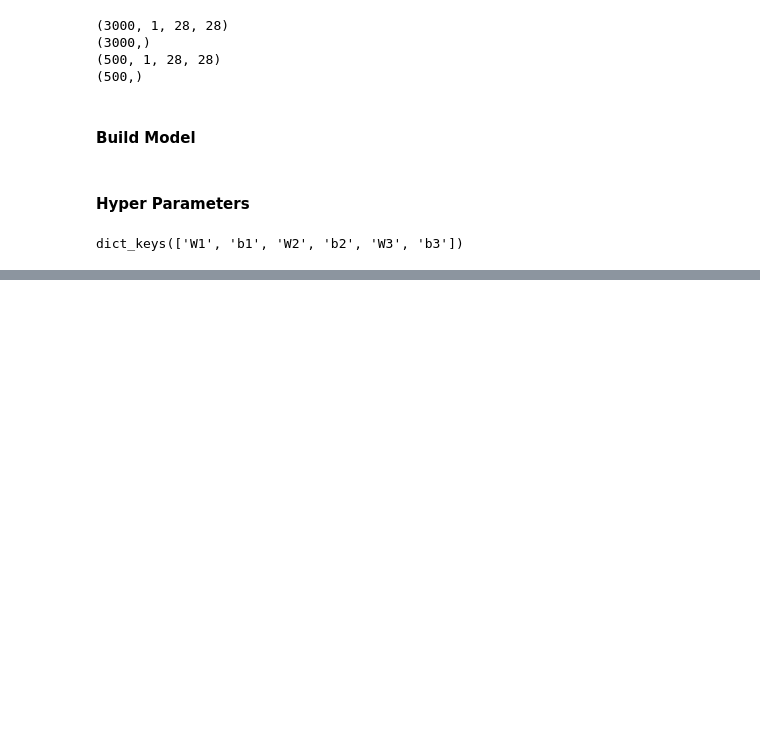
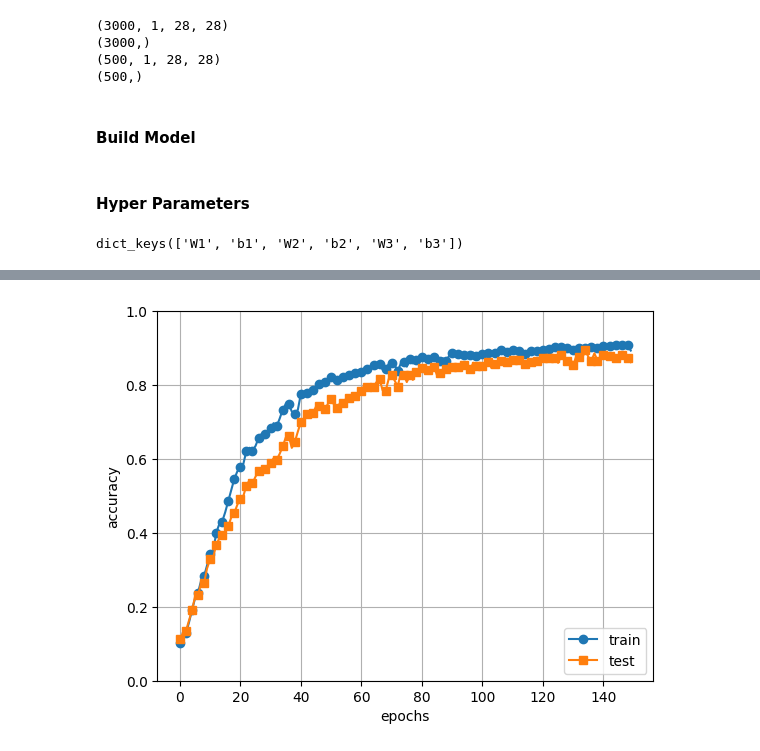
Before and after one commit to Lagm0n/A.I, a Jupyter notebook: convolutional_neural_networks/cnn_4.ipynb, the cells around one changed output, grey strips where cells are left out. Saved outputs shown, nothing was run; the diff lists cells and outputs as text; code cells hidden in the pictures; blank space fills up the shorter version.

```diff
--- a/convolutional_neural_networks/cnn_4.ipynb
+++ b/convolutional_neural_networks/cnn_4.ipynb
@@ -174,7 +172,7 @@ class ReLU:
         return out
 
     def backward(self, dout):
-        dout[self.mase] = 0
+        dout[self.mask] = 0
         dx = dout
 
         return dx
@@ -321,7 +319,7 @@ class Mymodel:
         self.layers['ReLU1'] = ReLU()
         self.layers['Pool1'] = Pooling2D(kernel_size=2, stride=2)
         self.layers['FC1'] = Layer(self.params['W2'], self.params['b2'])
-        self.layers['ReLU2'] = ReLU()
+        self.layers['ReLU'] = ReLU()
         self.layers['FC2'] = Layer(self.params['W3'], self.params['b3'])
         self.last_layer = Softmax()
 
@@ -338,13 +336,13 @@ class Mymodel:
     def forward(self, x):
         for layer in self.layers.values():
             x = layer.forward(x)
-            return x
+        return x
 
     def loss(self, x, true_y):
         pred_y = self.forward(x)
         return self.last_layer.forward(pred_y, true_y)
 
-    def accuracy(self, x, true_y, batch_size):
+    def accuracy(self, x, true_y, batch_size=100):
         if true_y.ndim != 1:
             true_y = np.argmax(true_y, axis=1)
 
@@ -357,7 +355,7 @@ class Mymodel:
             y = np.argmax(y, axis=1)
             accuracy += np.sum(y == tt)
 
-            return accuracy / x.shape[0]
+        return accuracy / x.shape[0]
 
     def gradient(self, x, true_y):
         self.loss(x, true_y)
@@ -371,9 +369,9 @@ class Mymodel:
             dout = layer.backward(dout)
 
         grads={}
-        grads['W1'], grads['b1'] = self.layers['Conv1'].dw, self.layers['Conv1'].db
-        grads['W2'], grads['b2'] = self.layers['FC1'].dw, self.layers['FC1'].db
-        grads['W3'], grads['b3'] = self.layers['FC2'].dw, self.layers['FC2'].db
+        grads['W1'], grads['b1'] = self.layers['Conv1'].dW, self.layers['Conv1'].db
+        grads['W2'], grads['b2'] = self.layers['FC1'].dW, self.layers['FC1'].db
+        grads['W3'], grads['b3'] = self.layers['FC2'].dW, self.layers['FC2'].db
 
         return grads
 # %% [markdown]
@@ -425,0 +433,12 @@ NameError: name 'epocks' is not defined
+# %%
+x = np.arange(current_iter)
+plt.plot(x, train_acc_list, marker='o', label='train', markevery=2)
+plt.plot(x, test_acc_list, marker='s', label='test', markevery=2)
+plt.grid()
+plt.xlabel('epochs')
+plt.ylabel('accuracy')
+plt.ylim(0, 1.0)
+plt.legend(loc='lower right')
+plt.show()
+# %% [output]
+[figure, added]
```
Also changed, not shown: parts of 4 cells of this notebook, 1 other file.
